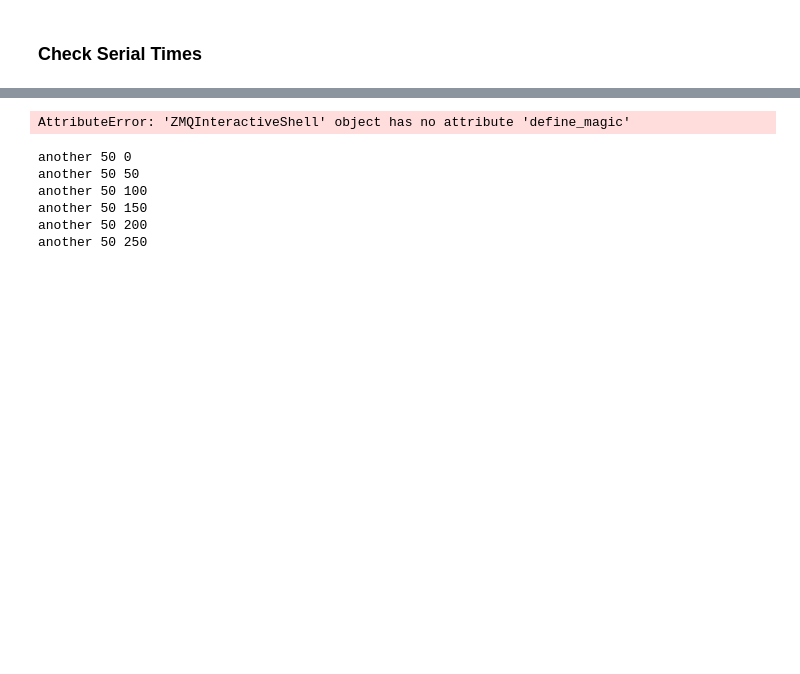
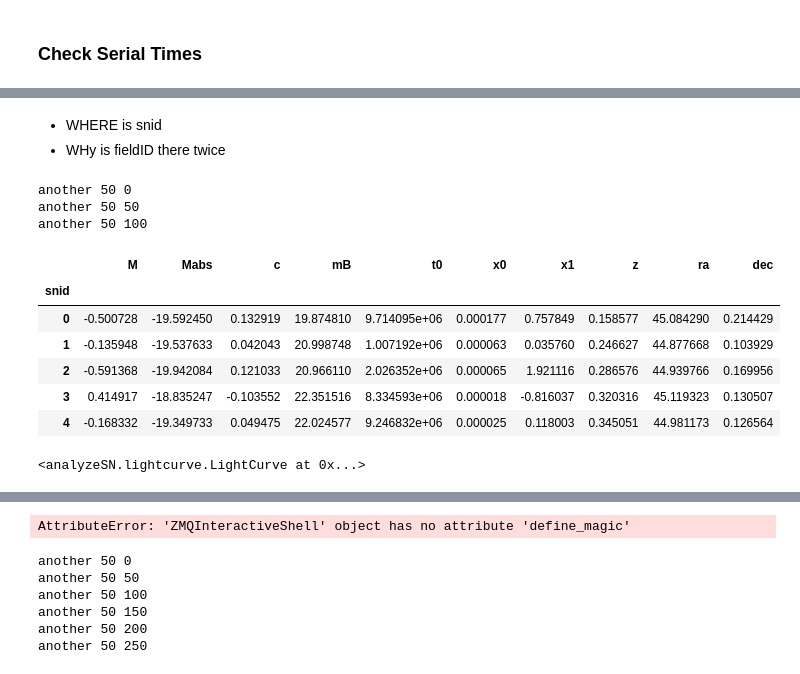
Before and after one commit to rbiswas4/SNsims, a Jupyter notebook: examples/TestingSims.ipynb, the cells around one changed output, grey strips where cells are left out. Saved outputs shown, nothing was run; the diff lists cells and outputs as text; code cells hidden in the pictures; blank space fills up the shorter version.

```diff
--- a/examples/TestingSims.ipynb
+++ b/examples/TestingSims.ipynb
@@ -86,3 +144,12 @@ def func(i):
                                     rate=snsims.PowerLawRates,
                                     allPointings=opsimOut)
     simTile.writeTile(fileName='simTiles_{}.hdf'.format(i))
+# %% [markdown]
+- WHERE is snid
+- WHy is fieldID there twice
+# %%
+func(0)
+# %% [output]
+another 50 0
+another 50 50
+another 50 100
@@ -88,0 +158,16 @@ def func(i):
+# %%
+paramsdf = pd.read_hdf('simTiles_0_params.hdf')
+# %%
+paramsdf.head()
+# %% [output]
+|  | M | Mabs | c | mB | t0 | x0 | x1 | z | ra | dec |
+| snid |  |  |  |  |  |  |  |  |  |  |
+| 0 | -0.500728 | -19.592450 | 0.132919 | 19.874810 | 9.714095e+06 | 0.000177 | 0.757849 | 0.158577 | 45.084290 | 0.214429 |
+| 1 | -0.135948 | -19.537633 | 0.042043 | 20.998748 | 1.007192e+06 | 0.000063 | 0.035760 | 0.246627 | 44.877668 | 0.103929 |
+| 2 | -0.591368 | -19.942084 | 0.121033 | 20.966110 | 2.026352e+06 | 0.000065 | 1.921116 | 0.286576 | 44.939766 | 0.169956 |
+| 3 | 0.414917 | -18.835247 | -0.103552 | 22.351516 | 8.334593e+06 | 0.000018 | -0.816037 | 0.320316 | 45.119323 | 0.130507 |
+| 4 | -0.168332 | -19.349733 | 0.049475 | 22.024577 | 9.246832e+06 | 0.000025 | 0.118003 | 0.345051 | 44.981173 | 0.126564 |
+# %%
+simTile.lc(0)
+# %% [output]
+<analyzeSN.lightcurve.LightCurve at 0x...>
```
Also changed, not shown: parts of 16 cells of this notebook, 3 other files.
